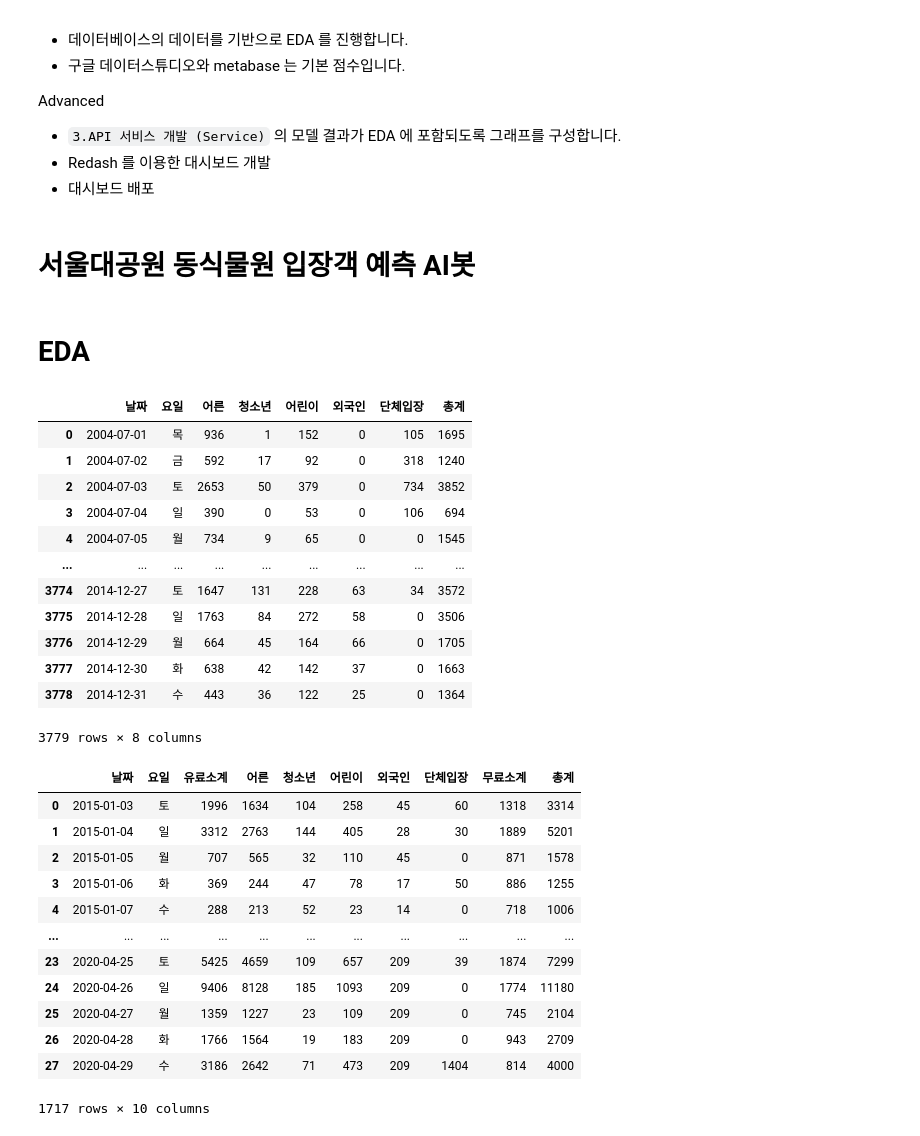
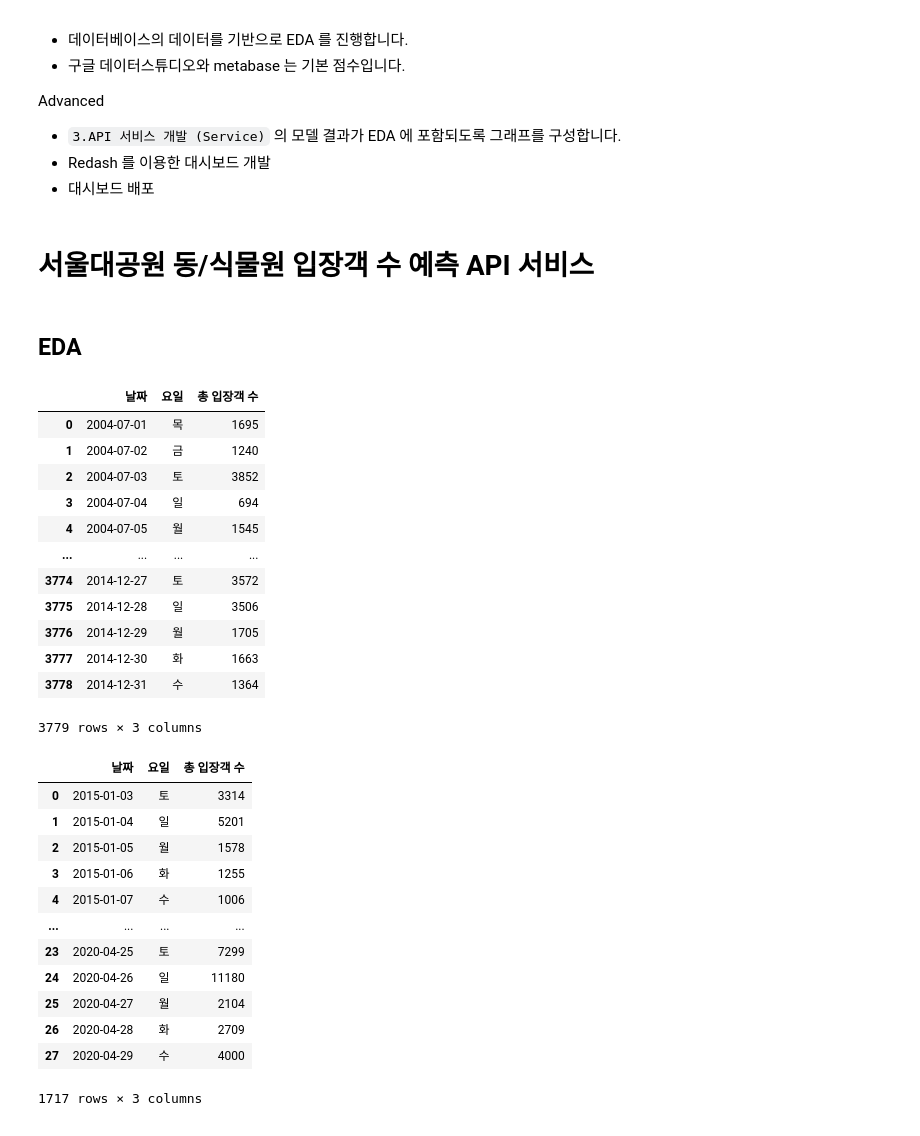
Before and after one commit to Suhyun77/project3, a Jupyter notebook: project3.ipynb, the cells around one changed output. Saved outputs shown, nothing was run; the diff lists cells and outputs as text; code cells hidden in the pictures.

```diff
--- a/project3.ipynb
+++ b/project3.ipynb
@@ -60,9 +58,9 @@ Advanced
 - Redash 를 이용한 대시보드 개발
 - 대시보드 배포
 # %% [markdown]
-# 서울대공원 동식물원 입장객 예측 AI봇
+# **서울대공원 동/식물원 입장객 수 예측 API 서비스**
 # %% [markdown]
-# **EDA**
+## **EDA**
 # %%
 import pandas as pd
 import datetime
@@ -72,8 +70,8 @@ def make_df2(year, month):
     excel = f'/content/서울대공원 입장객 정보_{year}년.xls'
     month = f'{month}월'
     df = pd.read_excel(excel, sheet_name = month)
-    df = pd.concat([df.iloc[5:-1, :2], df.iloc[5:-1, 7:15]], axis=1)
-    df.columns = ['날짜','요일', '유료소계', '어른', '청소년',	'어린이', '외국인', '단체입장', '무료소계', '총계']
+    df = pd.concat([df.iloc[5:-1, :2], df.iloc[5:-1, 14]], axis=1)
+    df.columns = ['날짜','요일', '총 입장객 수']
     df.reset_index(inplace=True, drop=True)
     globals()['df_{}_{}'.format(year, month)] = df
     return globals()['df_{}_{}'.format(year, month)]
@@ -110,62 +108,61 @@ def datechange(date):
 
 df['날짜'] = df['날짜'].apply(datechange)
 df.reset_index(inplace=True, drop=True)
-df.drop(['유료소계', '무료소계'], inplace=True, axis=1)
 df
 # %% [output]
-|  | 날짜 | 요일 | 어른 | 청소년 | 어린이 | 외국인 | 단체입장 | 총계 |
-| 0 | 2004-07-01 | 목 | 936 | 1 | 152 | 0 | 105 | 1695 |
-| 1 | 2004-07-02 | 금 | 592 | 17 | 92 | 0 | 318 | 1240 |
-| 2 | 2004-07-03 | 토 | 2653 | 50 | 379 | 0 | 734 | 3852 |
-| 3 | 2004-07-04 | 일 | 390 | 0 | 53 | 0 | 106 | 694 |
-| 4 | 2004-07-05 | 월 | 734 | 9 | 65 | 0 | 0 | 1545 |
-| ... | ... | ... | ... | ... | ... | ... | ... | ... |
-| 3774 | 2014-12-27 | 토 | 1647 | 131 | 228 | 63 | 34 | 3572 |
-| 3775 | 2014-12-28 | 일 | 1763 | 84 | 272 | 58 | 0 | 3506 |
-| 3776 | 2014-12-29 | 월 | 664 | 45 | 164 | 66 | 0 | 1705 |
-| 3777 | 2014-12-30 | 화 | 638 | 42 | 142 | 37 | 0 | 1663 |
-| 3778 | 2014-12-31 | 수 | 443 | 36 | 122 | 25 | 0 | 1364 |
+|  | 날짜 | 요일 | 총 입장객 수 |
+| 0 | 2004-07-01 | 목 | 1695 |
+| 1 | 2004-07-02 | 금 | 1240 |
+| 2 | 2004-07-03 | 토 | 3852 |
+| 3 | 2004-07-04 | 일 | 694 |
+| 4 | 2004-07-05 | 월 | 1545 |
+| ... | ... | ... | ... |
+| 3774 | 2014-12-27 | 토 | 3572 |
+| 3775 | 2014-12-28 | 일 | 3506 |
+| 3776 | 2014-12-29 | 월 | 1705 |
+| 3777 | 2014-12-30 | 화 | 1663 |
+| 3778 | 2014-12-31 | 수 | 1364 |
-3779 rows × 8 columns
+3779 rows × 3 columns
 # %%
 #### 2015년 ~ 2020년 : 데이터 입력 형식 다름
 def make_df2(year, month):
     excel = f'/content/서울대공원 입장객 정보_{year}년.xls'
     month = f'{month}월'
     df = pd.read_excel(excel, sheet_name = month)
-    df = pd.concat([df.iloc[5:-1, :2], df.iloc[5:-1, 7:15]], axis=1)
-    df.columns = ['날짜','요일', '유료소계', '어른', '청소년',	'어린이', '외국인', '단체입장', '무료소계', '총계']
+    df = pd.concat([df.iloc[5:-1, :2], df.iloc[5:-1, 14]], axis=1)
+    df.columns = ['날짜', '요일', '총 입장객 수']
     df.reset_index(inplace=True, drop=True)
     globals()['df_{}_{}'.format(year, month)] = df
     return globals()['df_{}_{}'.format(year, month)]
 
 
 
 df_2015 = pd.concat([make_df2(2015, 1), make_df2(2015, 2), make_df2(2015, 3), make_df2(2015, 4), make_df2(2015, 5), make_df2(2015, 6), make_df2(2015, 7), make_df2(2015, 8), make_df2(2015, 9), make_df2(2015, 10), make_df2(2015, 11), make_df2(2015, 12)])
 df_2016 = pd.concat([make_df2(2016, 1), make_df2(2016, 2), make_df2(2016, 3), make_df2(2016, 4), make_df2(2016, 5), make_df2(2016, 6), make_df2(2016, 7), make_df2(2016, 8), make_df2(2016, 9), make_df2(2016, 10), make_df2(2016, 11), make_df2(2016, 12)])
 df_2017 = pd.concat([make_df2(2017, 3), make_df2(2017, 4), make_df2(2017, 5), make_df2(2017, 6), make_df2(2017, 7), make_df2(2017, 8), make_df2(2017, 9), make_df2(2017, 10), make_df2(2017, 11), make_df2(2017, 12)])
 df_2018 = pd.concat([make_df2(2018, 1), make_df2(2018, 2), make_df2(2018, 3), make_df2(2018, 4), make_df2(2018, 5), make_df2(2018, 6), make_df2(2018, 7), make_df2(2018, 8), make_df2(2018, 9), make_df2(2018, 10), make_df2(2018, 11), make_df2(2018, 12)])
 df_2019 = pd.concat([make_df2(2019, 1), make_df2(2019, 2), make_df2(2019, 3), make_df2(2019, 4), make_df2(2019, 5), make_df2(2019, 6), make_df2(2019, 7), make_df2(2019, 8), make_df2(2019, 9), make_df2(2019, 10), make_df2(2019, 11), make_df2(2019, 12)])
 df_2020 = pd.concat([make_df2(2020, 1), make_df2(2020, 2), make_df2(2020, 3), make_df2(2020, 4)])
 
 ### date
 df2 = pd.concat([df_2015, df_2016, df_2017, df_2018, df_2019, df_2020])
 df2['날짜'] = pd.to_datetime(df2['날짜'])
 
 df2
 # %% [output]
-|  | 날짜 | 요일 | 유료소계 | 어른 | 청소년 | 어린이 | 외국인 | 단체입장 | 무료소계 | 총계 |
-| 0 | 2015-01-03 | 토 | 1996 | 1634 | 104 | 258 | 45 | 60 | 1318 | 3314 |
-| 1 | 2015-01-04 | 일 | 3312 | 2763 | 144 | 405 | 28 | 30 | 1889 | 5201 |
-| 2 | 2015-01-05 | 월 | 707 | 565 | 32 | 110 | 45 | 0 | 871 | 1578 |
-| 3 | 2015-01-06 | 화 | 369 | 244 | 47 | 78 | 17 | 50 | 886 | 1255 |
-| 4 | 2015-01-07 | 수 | 288 | 213 | 52 | 23 | 14 | 0 | 718 | 1006 |
-| ... | ... | ... | ... | ... | ... | ... | ... | ... | ... | ... |
-| 23 | 2020-04-25 | 토 | 5425 | 4659 | 109 | 657 | 209 | 39 | 1874 | 7299 |
-| 24 | 2020-04-26 | 일 | 9406 | 8128 | 185 | 1093 | 209 | 0 | 1774 | 11180 |
-| 25 | 2020-04-27 | 월 | 1359 | 1227 | 23 | 109 | 209 | 0 | 745 | 2104 |
-| 26 | 2020-04-28 | 화 | 1766 | 1564 | 19 | 183 | 209 | 0 | 943 | 2709 |
-| 27 | 2020-04-29 | 수 | 3186 | 2642 | 71 | 473 | 209 | 1404 | 814 | 4000 |
+|  | 날짜 | 요일 | 총 입장객 수 |
+| 0 | 2015-01-03 | 토 | 3314 |
+| 1 | 2015-01-04 | 일 | 5201 |
+| 2 | 2015-01-05 | 월 | 1578 |
+| 3 | 2015-01-06 | 화 | 1255 |
+| 4 | 2015-01-07 | 수 | 1006 |
+| ... | ... | ... | ... |
+| 23 | 2020-04-25 | 토 | 7299 |
+| 24 | 2020-04-26 | 일 | 11180 |
+| 25 | 2020-04-27 | 월 | 2104 |
+| 26 | 2020-04-28 | 화 | 2709 |
+| 27 | 2020-04-29 | 수 | 4000 |
-1717 rows × 10 columns
+1717 rows × 3 columns
 # %%
 #### final_df
 final_df = pd.concat([df, df2])
```
Also changed, not shown: parts of 25 cells of this notebook, 1 other file.
